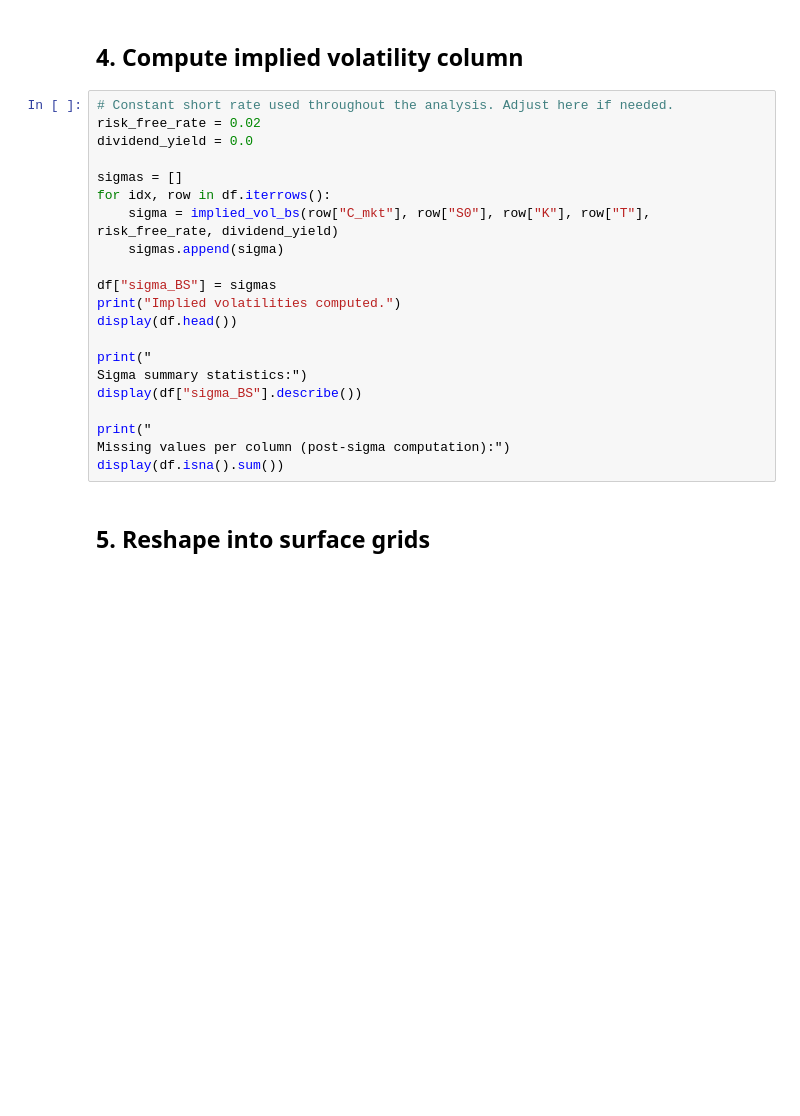
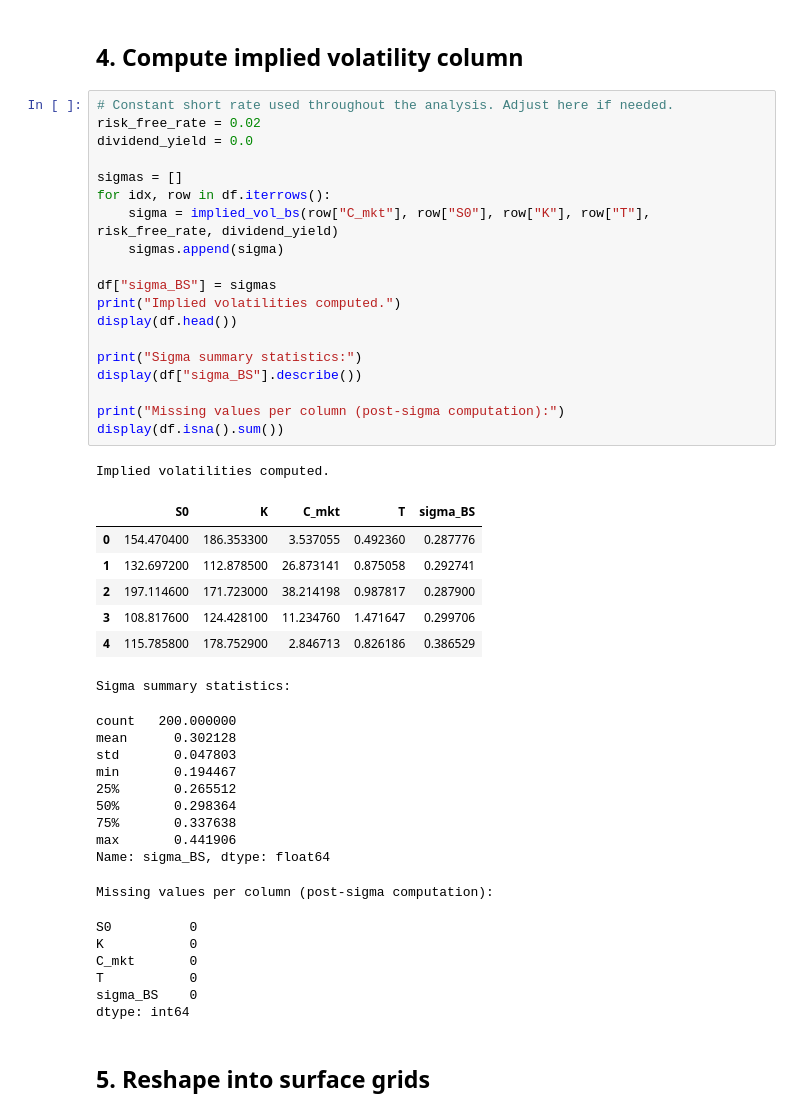
Before and after one commit to nicolassalok1/RepoFinal, a Jupyter notebook: NN/implied_vol_surface.ipynb, the cells around one changed output. Cells and saved outputs as stored; diff of their text form; blank space fills up the shorter version.

```diff
--- a/NN/implied_vol_surface.ipynb
+++ b/NN/implied_vol_surface.ipynb
@@ -103,24 +122,47 @@ def implied_vol_bs(C_mkt: float, S0: float, K: float, T: float, r: float, q: flo
 # %%
 # Constant short rate used throughout the analysis. Adjust here if needed.
 risk_free_rate = 0.02
 dividend_yield = 0.0
 
 sigmas = []
 for idx, row in df.iterrows():
     sigma = implied_vol_bs(row["C_mkt"], row["S0"], row["K"], row["T"], risk_free_rate, dividend_yield)
     sigmas.append(sigma)
 
 df["sigma_BS"] = sigmas
 print("Implied volatilities computed.")
 display(df.head())
 
-print("
-Sigma summary statistics:")
+print("Sigma summary statistics:")
 display(df["sigma_BS"].describe())
 
-print("
-Missing values per column (post-sigma computation):")
+print("Missing values per column (post-sigma computation):")
 display(df.isna().sum())
+# %% [output]
+Implied volatilities computed.
+|  | S0 | K | C_mkt | T | sigma_BS |
+| 0 | 154.470400 | 186.353300 | 3.537055 | 0.492360 | 0.287776 |
+| 1 | 132.697200 | 112.878500 | 26.873141 | 0.875058 | 0.292741 |
+| 2 | 197.114600 | 171.723000 | 38.214198 | 0.987817 | 0.287900 |
+| 3 | 108.817600 | 124.428100 | 11.234760 | 1.471647 | 0.299706 |
+| 4 | 115.785800 | 178.752900 | 2.846713 | 0.826186 | 0.386529 |
+Sigma summary statistics:
+count   200.000000
+mean      0.302128
+std       0.047803
+min       0.194467
+25%       0.265512
+50%       0.298364
+75%       0.337638
+max       0.441906
+Name: sigma_BS, dtype: float64
+Missing values per column (post-sigma computation):
+S0          0
+K           0
+C_mkt       0
+T           0
+sigma_BS    0
+dtype: int64
 # %% [markdown]
 ## 5. Reshape into surface grids
 # %%
```
Also changed, not shown: parts of 6 cells of this notebook, 1 other file.
